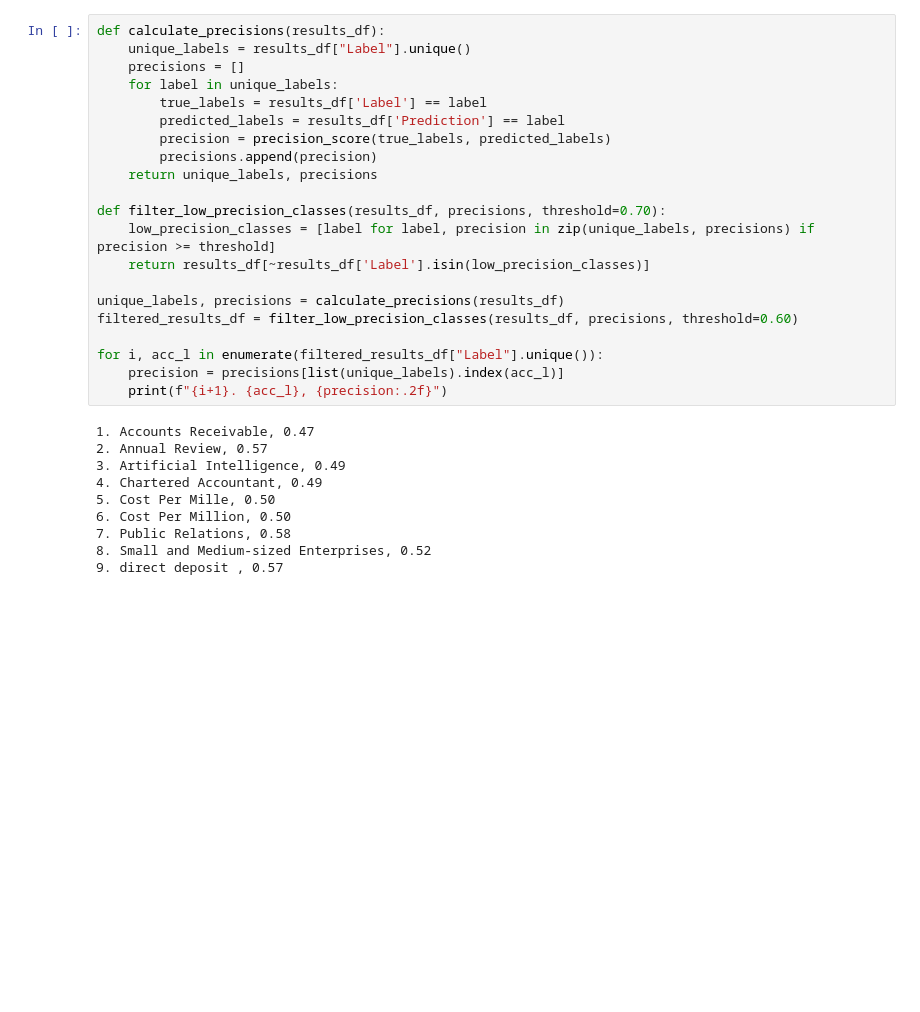
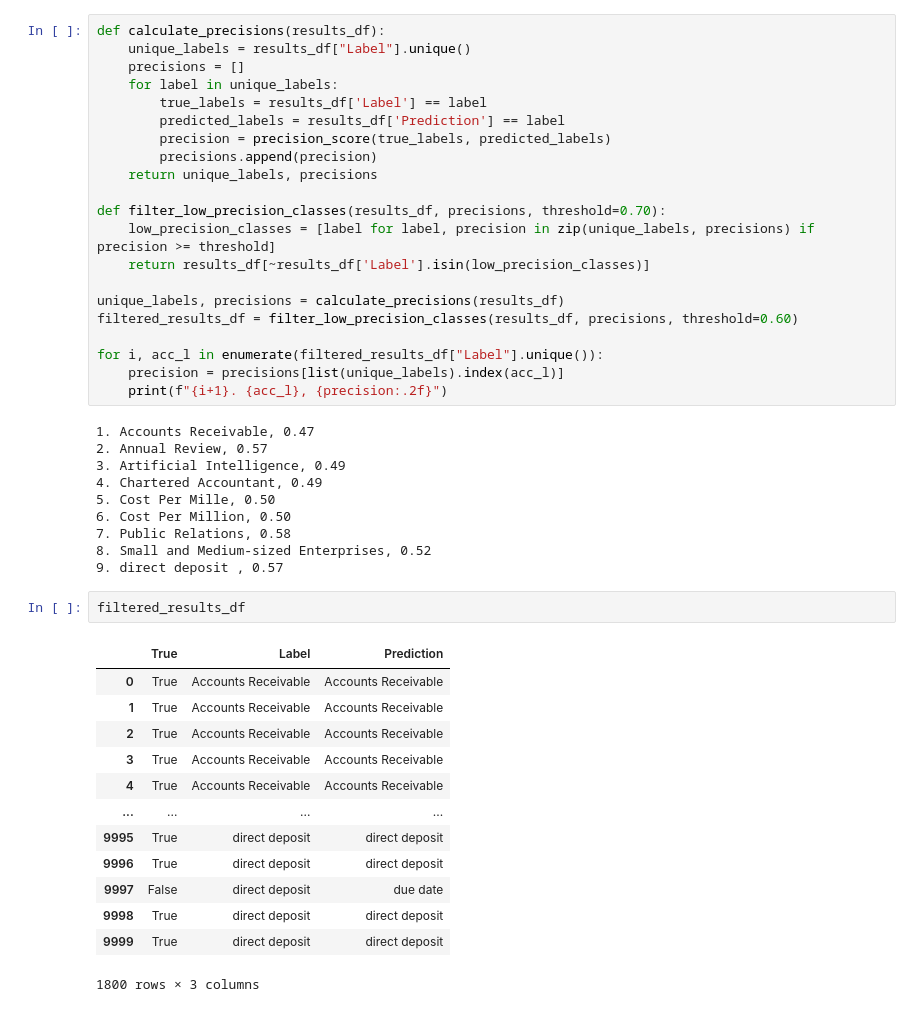
Before and after one commit to adilsonmedronha/nlp-acronym-disambiguation, a Jupyter notebook: main.ipynb, the cells around one changed output. Drawn from its saved outputs; the diff is of its cells as text; blank space fills up the shorter version.

```diff
--- a/main.ipynb
+++ b/main.ipynb
@@ -131,3 +132,19 @@ for i, acc_l in enumerate(filtered_results_df["Label"].unique()):
 7. Public Relations, 0.58
 8. Small and Medium-sized Enterprises, 0.52
 9. direct deposit , 0.57
+# %%
+filtered_results_df
+# %% [output]
+|  | True | Label | Prediction |
+| 0 | True | Accounts Receivable | Accounts Receivable |
+| 1 | True | Accounts Receivable | Accounts Receivable |
+| 2 | True | Accounts Receivable | Accounts Receivable |
+| 3 | True | Accounts Receivable | Accounts Receivable |
+| 4 | True | Accounts Receivable | Accounts Receivable |
+| ... | ... | ... | ... |
+| 9995 | True | direct deposit | direct deposit |
+| 9996 | True | direct deposit | direct deposit |
+| 9997 | False | direct deposit | due date |
+| 9998 | True | direct deposit | direct deposit |
+| 9999 | True | direct deposit | direct deposit |
+1800 rows × 3 columns
```
Also changed, not shown: parts of 4 cells of this notebook, 1 other file.
